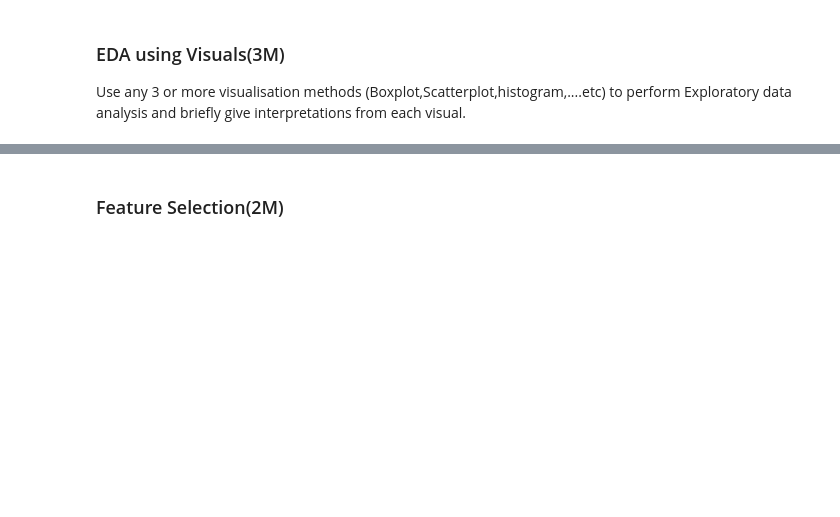
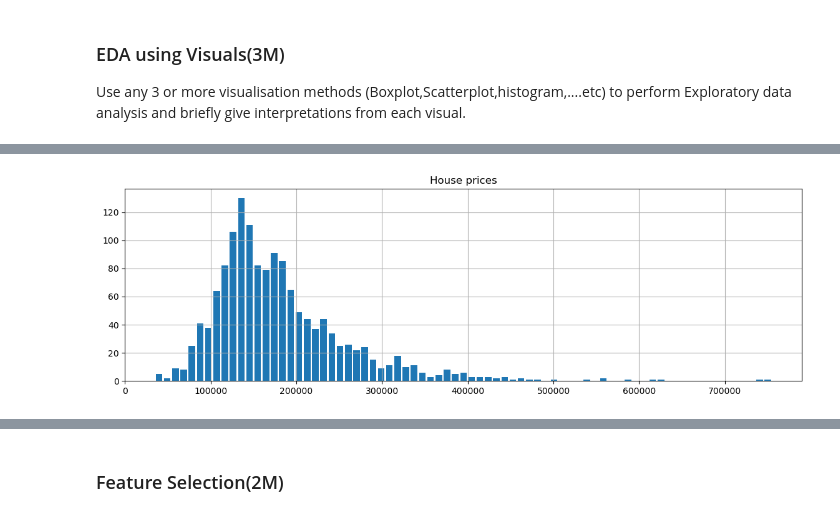
Before and after one commit to preethibosco/AIML, a Jupyter notebook: Feature engineering/FE_END-to END PROJECT.ipynb, the cells around one changed output, grey strips where cells are left out. Drawn from its saved outputs; the diff is of its cells as text; code cells hidden in the pictures; blank space fills up the shorter version.

```diff
--- a/Feature engineering/FE_END-to END PROJECT.ipynb
+++ b/Feature engineering/FE_END-to END PROJECT.ipynb
@@ -634,0 +692,6 @@ Use any 3 or more visualisation methods (Boxplot,Scatterplot,histogram,....etc)
+# %%
+Housing_df.SalePrice.hist(bins=75, rwidth=.8, figsize=(14,4))
+plt.title('House prices')
+plt.show()
+# %% [output]
+[figure, added]
```
Also changed, not shown: parts of 17 cells of this notebook.
